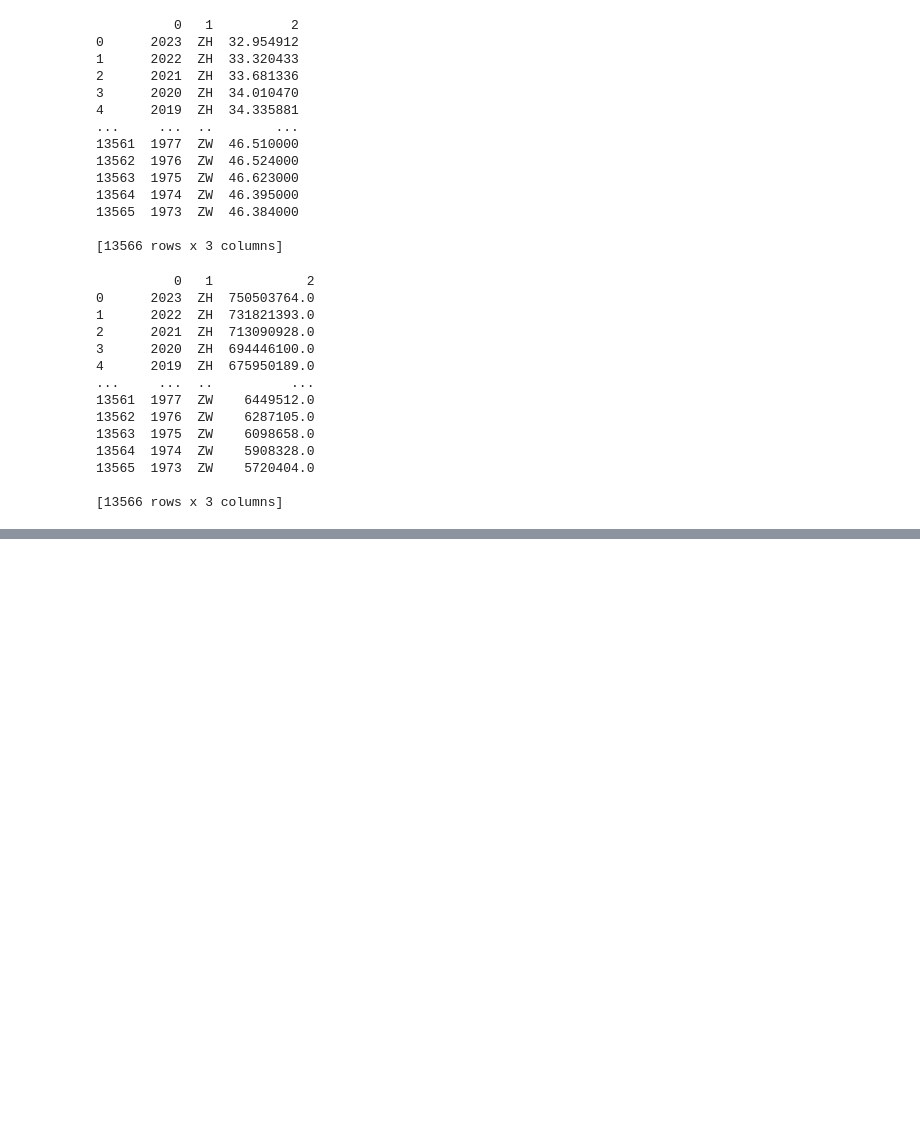
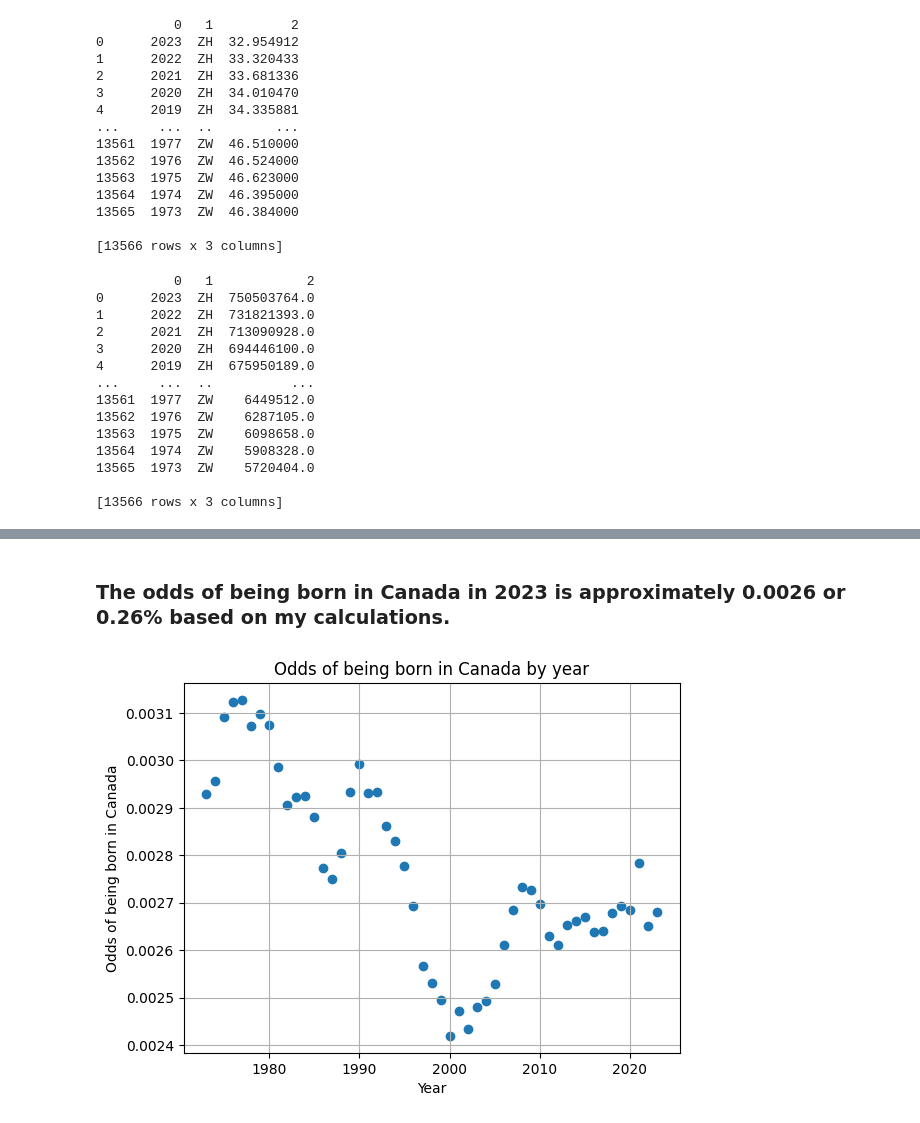
Before and after one commit to dstrande/sd37-application, a Jupyter notebook: sd43-application.ipynb, the cells around one changed output, grey strips where cells are left out. Saved outputs shown, nothing was run; the diff lists cells and outputs as text; code cells hidden in the pictures; blank space fills up the shorter version.

Commit message:
Finish the project with calculations and some conclusions on the data

```diff
--- a/sd43-application.ipynb
+++ b/sd43-application.ipynb
@@ -229,0 +265,3 @@ combined_dataframe
+# %%
+combined_dataframe["Births"] = combined_dataframe["Population"] * combined_dataframe["Birth rate / 1000"] / 1000
+combined_dataframe
@@ -229,0 +282,4 @@ combined_dataframe
+# %%
+# Calculated the number of births in the World.
+total_births = combined_dataframe.groupby(combined_dataframe["Year"])["Births"].sum()
+total_births
@@ -229,0 +304,5 @@ combined_dataframe
+# %%
+# Then calculate the number of births in Canada over time.
+canada_stats = combined_dataframe.loc[combined_dataframe['Country Code'] == "CA"]
+canada_births = canada_stats.groupby(canada_stats["Year"])["Births"].sum()
+canada_births
@@ -229,0 +327,4 @@ combined_dataframe
+# %%
+# Finally divide Canadian births by the total worlds.
+odds_canadian = canada_births / total_births
+odds_canadian
@@ -229,0 +349,16 @@ combined_dataframe
+# %% [markdown]
+### The odds of being born in Canada in 2023 is approximately 0.0026 or 0.26% based on my calculations.
+# %%
+
+
+fig, ax = plt.subplots()
+ax.grid()
+plt.scatter(odds_canadian.index, odds_canadian)
+
+ax.set(xlabel='Year', ylabel='Odds of being born in Canada',
+       title='Odds of being born in Canada by year')
+
+
+plt.show()
+# %% [output]
+[figure, added]
```
Also changed, not shown: parts of 14 cells of this notebook.
